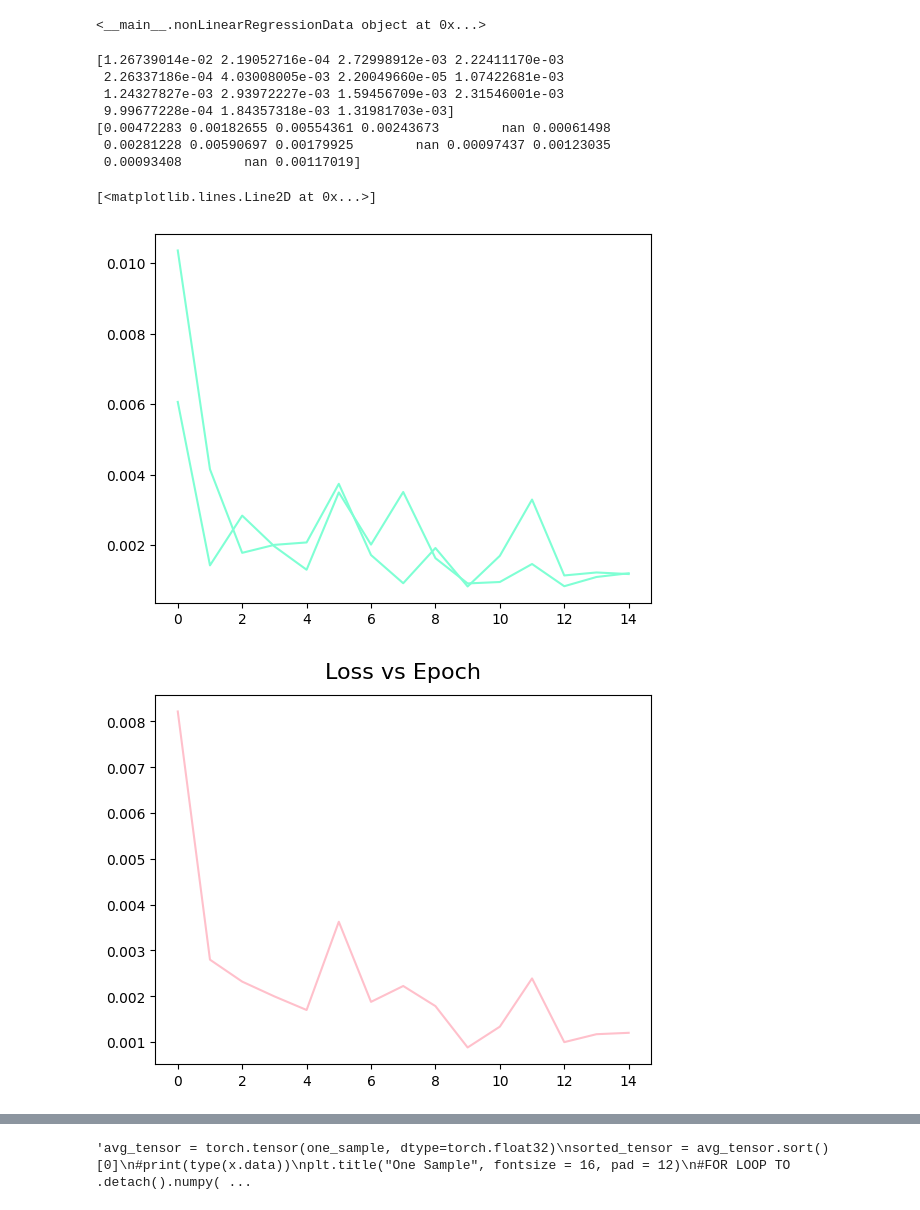
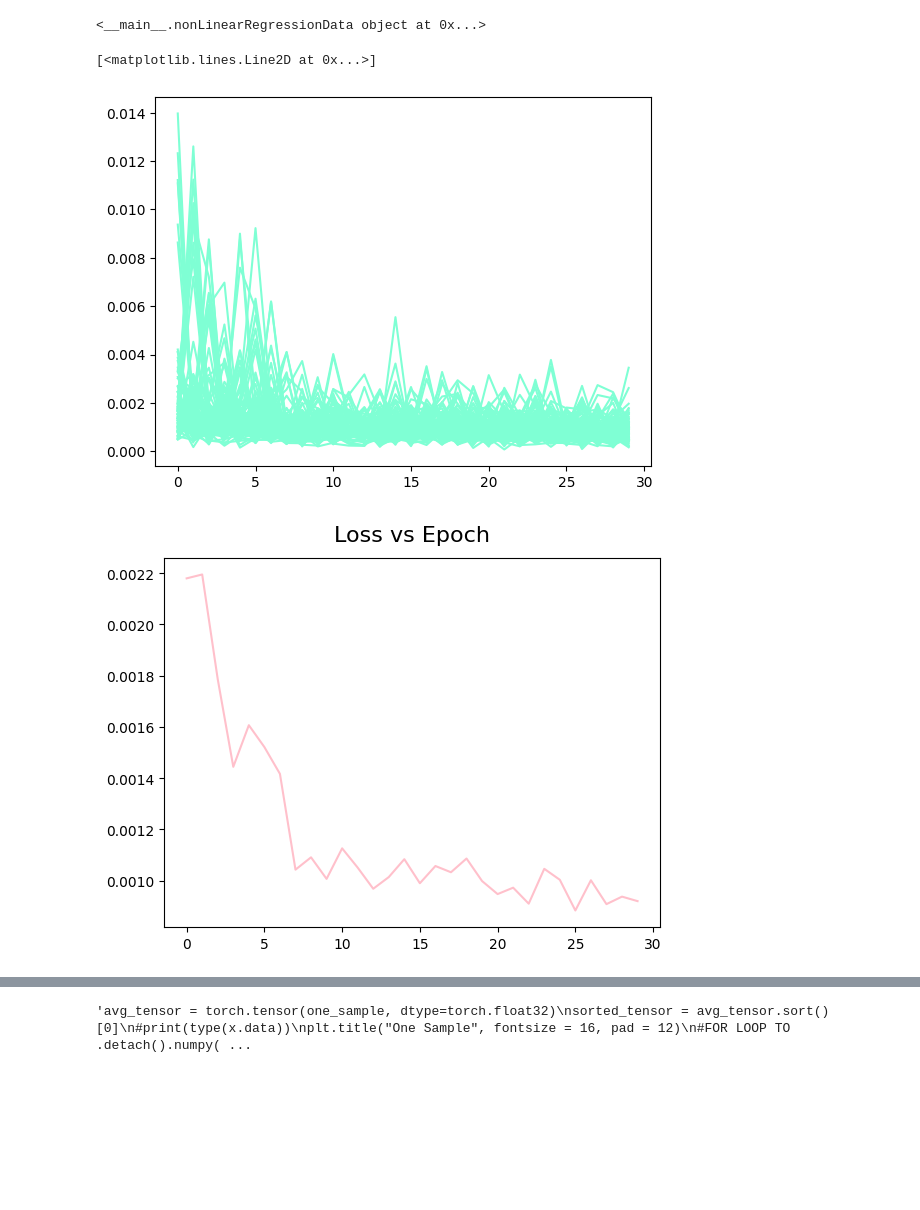
Before and after one commit to sB05555/ml_practice, a Jupyter notebook: PDF_Regression_test.ipynb, the cells around one changed output, grey strips where cells are left out. Saved outputs shown, nothing was run; the diff lists cells and outputs as text; code cells hidden in the pictures; blank space fills up the shorter version.

```diff
--- a/PDF_Regression_test.ipynb
+++ b/PDF_Regression_test.ipynb
@@ -214,7 +215,7 @@ mlpCondensed = MLPcondensed(1,10,1)
 DNN_model = mlpCondensed
 loss_function = nn.MSELoss()
 optimizer = torch.optim.Adam(DNN_model.parameters(), lr=1e-2)
-nTrainSteps = 15
+nTrainSteps = 30
 #nTrainSteps = 60
 initial_params = []
 
@@ -228,7 +229,7 @@ def training(a):
   # Track loss over epochs
   track_loss = np.zeros(nTrainSteps)
   track_loss2 = np.zeros(nTrainSteps)
-  input_indx = 0
+  input_indx = -1
   #saved_data = 0 #for whatever training data was used
   # Run the training loop
   for epoch in tqdm(range(0, nTrainSteps)):
@@ -240,30 +241,36 @@ def training(a):
       # Zero the gradients
       optimizer_2.zero_grad()
 
-      while inputs[input_indx] < 0.1:
-        if input_indx+1 >= len(inputs):
-          input_indx = 0
-          break
+      while input_indx < len(inputs) and inputs[input_indx] < 0.1:
         input_indx += 1
+
+      if input_indx != -1:
+        input_indx +=1 #to counter the fact that initial value of input_indx was -1
 
       # Perform forward pass (make sure to supply the input in the right way)
       outputs = DNN_model_test(torch.reshape(inputs, (len(inputs), 1))).squeeze()
-      outputs2 = DNN_model_test(torch.reshape(inputs[:input_indx], (len(inputs[:input_indx]), 1))).squeeze()
+      if input_indx != -1:
+        outputs2 = DNN_model_test(torch.reshape(inputs[:input_indx], (len(inputs[:input_indx]), 1))).squeeze()
+
       #saved_data = inputs
       # Compute loss
       loss = loss_function(outputs, targets)
 
-      loss2 = loss_function(outputs2, targets[:input_indx])
+      if input_indx != -1:
+        loss2 = loss_function(outputs2, targets[:input_indx])
 
       # Perform backward pass
       loss.backward(retain_graph = True)
-      loss2.backward(retain_graph = True)
+
+      if input_indx != -1:
+        loss2.backward(retain_graph = True)
 
       # Perform optimization
       optimizer_2.step()
 
       track_loss[epoch] = loss.item()
-      track_loss2[epoch] = loss2.item()
+      if input_indx != -1:
+        track_loss2[epoch] = loss2.item()
 
   #Changing so we're getting output from testing the model
   tested_output = DNN_model_test(x_input).squeeze().data
@@ -280,7 +287,8 @@ done_losses = {} #dictionary
 gotten_results = {}
 outputs = []
 saved_params = []
-numIters = 2
+numIters = 100
+saved_losses = {}
 from concurrent.futures import ProcessPoolExecutor as Executor
 saved_thread_nums = []
 with Executor() as executor:
@@ -292,50 +300,44 @@ with Executor() as executor:
   for i in range(0,numIters):
     #results_of_iteration, outputs, test, initial_params_one = saved_thread_nums[i].result()
     results_of_iteration, outputs, test, new_losses = saved_thread_nums[i].result()
-    print(new_losses)
+    saved_losses[i] = new_losses
+    #print(new_losses)
     #initial_params.append(inital_params_one)
     plt.plot(np.arange(nTrainSteps), results_of_iteration, color = "aquamarine")
     #print(saved_params)
     #print(test)
     #results_of_iteration, outputs, data_trained = training() #gets current array
     #results_of_iteration, outputs, one_sample, data_trained = training() #gets current array
     #print(results_of_iteration)
     for j in range(0,nTrainSteps):
       if j in done_losses:
         done_losses[j] += results_of_iteration[j]
       else:
         done_losses[j] = results_of_iteration[j]
     #gotten_results[i] = DNN_model(x_input).squeeze().data
     gotten_results[i] = outputs
 
 average_losses = [0]*nTrainSteps
 for i in range(0,nTrainSteps):
   average_losses[i] = done_losses[i]/numIters
 
 avg_results = [0]*len(gotten_results[0])
 for i in range(0,numIters):
   for j in range(0,len(gotten_results[i])):
       avg_results[j] += gotten_results[i][j]
   #print(avg_results)
 for i in range(0,len(avg_results)):
   avg_results[i] /= numIters
 
 # print("average losses ", average_losses)
 plt.figure(0)
 plt.title("Loss vs Epoch", fontsize = 16, pad = 12)
 plt.plot(np.arange(nTrainSteps), average_losses, color = "pink")
 #plt.plot(np.arange(nTrainSteps), results_of_iteration, label = "Last iteration", color = "blue")
 # %% [output]
-[1.26739014e-02 2.19052716e-04 2.72998912e-03 2.22411170e-03
- 2.26337186e-04 4.03008005e-03 2.20049660e-05 1.07422681e-03
- 1.24327827e-03 2.93972227e-03 1.59456709e-03 2.31546001e-03
- 9.99677228e-04 1.84357318e-03 1.31981703e-03]
-[0.00472283 0.00182655 0.00554361 0.00243673        nan 0.00061498
- 0.00281228 0.00590697 0.00179925        nan 0.00097437 0.00123035
- 0.00093408        nan 0.00117019]
+[<matplotlib.lines.Line2D at 0x...>]
-[<matplotlib.lines.Line2D at 0x...>]
-[figure, old version]
+[figure, new version]
-[figure, old version]
+[figure, new version]
 # %%
 #for i in range(0,len(initial_params)):
  #   print(initial_params[i])
```
Also changed, not shown: parts of 7 cells of this notebook.
